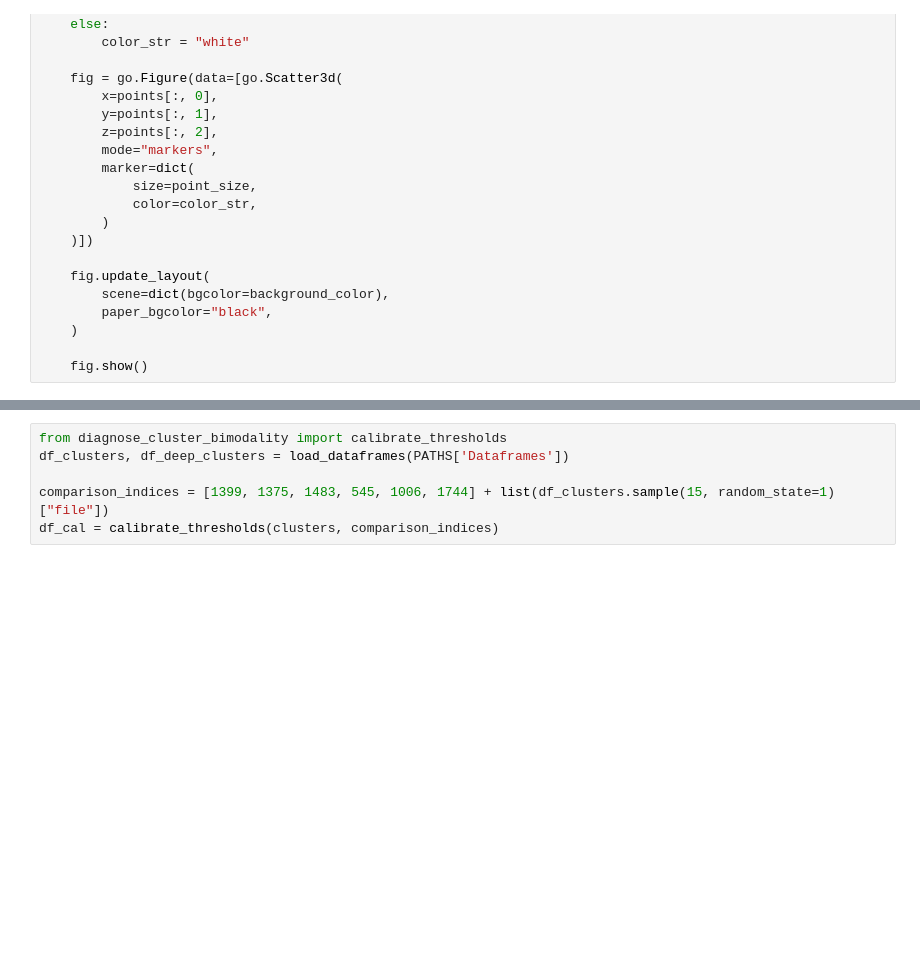
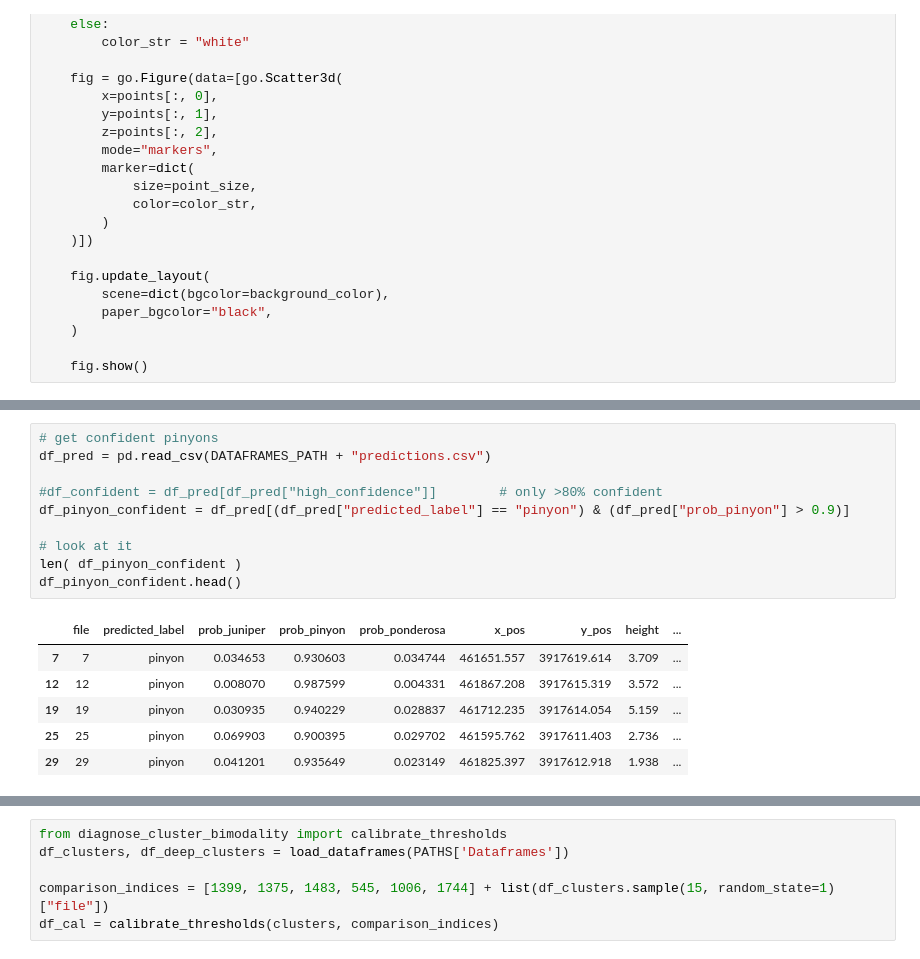
Before and after one commit to hcr64/Pinyon-Detection, a Jupyter notebook: pinyon_visualisation.ipynb, the cells around one changed output, grey strips where cells are left out. Drawn from its saved outputs; the diff is of its cells as text; blank space fills up the shorter version.

```diff
--- a/pinyon_visualisation.ipynb
+++ b/pinyon_visualisation.ipynb
@@ -109,2 +122,19 @@ cluster = 0
+# %%
+# get confident pinyons
+df_pred = pd.read_csv(DATAFRAMES_PATH + "predictions.csv")
+
+#df_confident = df_pred[df_pred["high_confidence"]]        # only >80% confident
+df_pinyon_confident = df_pred[(df_pred["predicted_label"] == "pinyon") & (df_pred["prob_pinyon"] > 0.9)]
+
+# look at it
+len( df_pinyon_confident )
+df_pinyon_confident.head()
+# %% [output]
+|  | file | predicted_label | prob_juniper | prob_pinyon | prob_ponderosa | x_pos | y_pos | height | ... |
+| 7 | 7 | pinyon | 0.034653 | 0.930603 | 0.034744 | 461651.557 | 3917619.614 | 3.709 | ... |
+| 12 | 12 | pinyon | 0.008070 | 0.987599 | 0.004331 | 461867.208 | 3917615.319 | 3.572 | ... |
+| 19 | 19 | pinyon | 0.030935 | 0.940229 | 0.028837 | 461712.235 | 3917614.054 | 5.159 | ... |
+| 25 | 25 | pinyon | 0.069903 | 0.900395 | 0.029702 | 461595.762 | 3917611.403 | 2.736 | ... |
+| 29 | 29 | pinyon | 0.041201 | 0.935649 | 0.023149 | 461825.397 | 3917612.918 | 1.938 | ... |
 # %%
 # get the path of desired pointcloud
```
Also changed, not shown: parts of 13 cells of this notebook, 10 other files.
